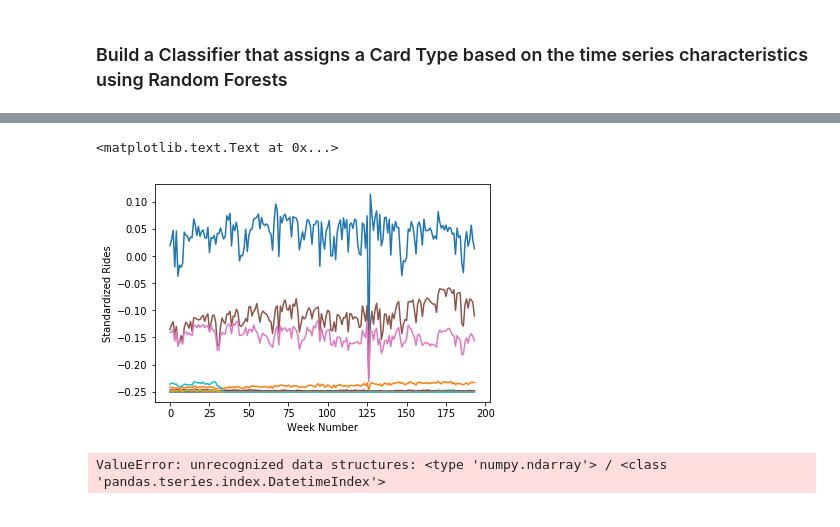
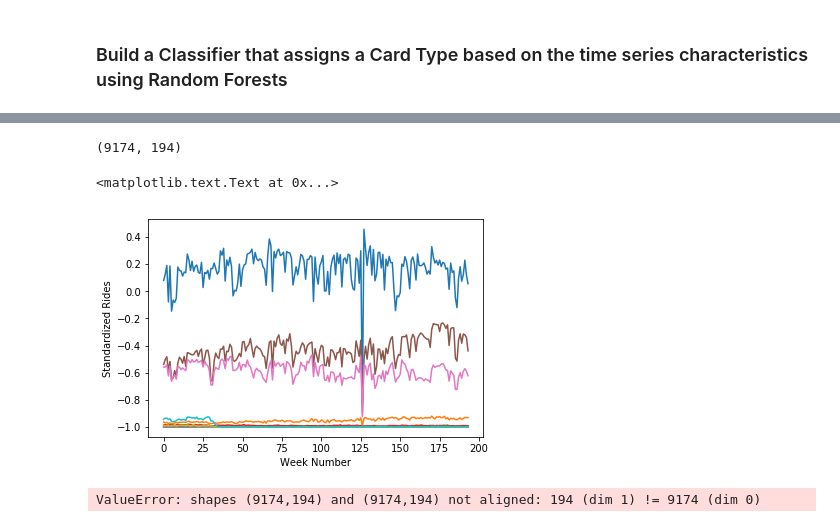
Before and after one commit to tharma3/PUI2018_mrn291, a Jupyter notebook: HW11_mrn291/Assignment_1.ipynb, the cells around one changed output, grey strips where cells are left out. Cells and saved outputs as stored; diff of their text form; code cells hidden in the pictures.

```diff
--- a/HW11_mrn291/Assignment_1.ipynb
+++ b/HW11_mrn291/Assignment_1.ipynb
@@ -290,7 +285,7 @@ subway_series.rename(columns={'major':'card_type', 'minor':'station_id'}, inplac
 #subway_series = pd.concat([subway_series, subway_series_scaled], axis=1)
 # %%
 #subway_series.drop(labels=weeks, axis=1, inplace=True)
-#number_cols = range(0, 194)
+number_cols = range(1, 195)
 #name_dict = dict(zip(number_cols, weeks))
 #subway_series.rename(columns=name_dict, inplace=True)
 # %%
@@ -306,5 +301,5 @@ subway_series.head()
 # %%
-subway_series['time_series_mean'] = subway_series[weeks].mean(axis=1)
+subway_series['time_series_mean'] = subway_series[number_cols].mean(axis=1)
 
 station_mean = subway_series.set_index('station_id').stack().groupby(level=0).mean().reset_index()
 station_mean.rename(columns={0:'station_mean'}, inplace=True)
@@ -323,5 +318,5 @@ subway_series.head()
 # %%
-subway_series['time_series_std'] = subway_series[weeks].std(axis=1)
+subway_series['time_series_std'] = subway_series[number_cols].std(axis=1)
 
 station_std = subway_series.set_index('station_id').stack().groupby(level=0).std().reset_index()
 station_std.rename(columns={0:'station_std'}, inplace=True)
@@ -341,6 +336,5 @@ subway_series.head()
 subway_series['series_over_station_mean'] = subway_series.time_series_mean / subway_series.station_mean
 subway_series['series_over_station_std'] = subway_series.time_series_std / subway_series.station_std
 # %%
-subway_series_standard_array = subway_series[weeks].values
-subway_series_standard_array = (subway_series_standard_array - subway_series_standard_array.mean()) / subway_series_standard_array.std()
-#subway_series_standard_array_plot = (subway_series_standard_array - subway_series_standard_array.mean()) / subway_series_standard_array.std()
+subway_series_standard_array = subway_series[number_cols].values
+subway_series_standard_array = (subway_series_standard_array - np.mean(subway_series_standard_array)) / np.mean(subway_series_standard_array)
@@ -363,8 +341,12 @@ array([[ 0.02001526,  0.03127431,  0.04771088, ...,  0.05732627,
+# %%
+subway_series_standard_array.shape
+# %% [output]
+(9174, 194)
 # %%
 for i in range(10):
-    pl.plot(subway_series_standard_array_plot[i])
+    pl.plot(subway_series_standard_array[i])
 pl.xlabel("Week Number")
 pl.ylabel("Standardized Rides")
 # %% [output]
 <matplotlib.text.Text at 0x...>
-[figure, old version]
+[figure, new version]
@@ -371,4 +356,6 @@ pl.ylabel("Standardized Rides")
 # %%
-allfits = sm.OLS(subway_series_standard_array, weeks).fit()
+model_fit = sm.OLS(subway_series_standard_array, model_weeks).fit()
-# %% [output]
-ValueError: unrecognized data structures: <type 'numpy.ndarray'> / <class 'pandas.tseries.index.DatetimeIndex'>
+# %%
+model_fit.summary()
+# %% [output]
+ValueError: shapes (9174,194) and (9174,194) not aligned: 194 (dim 1) != 9174 (dim 0)
```
Also changed, not shown: parts of 18 cells of this notebook.
